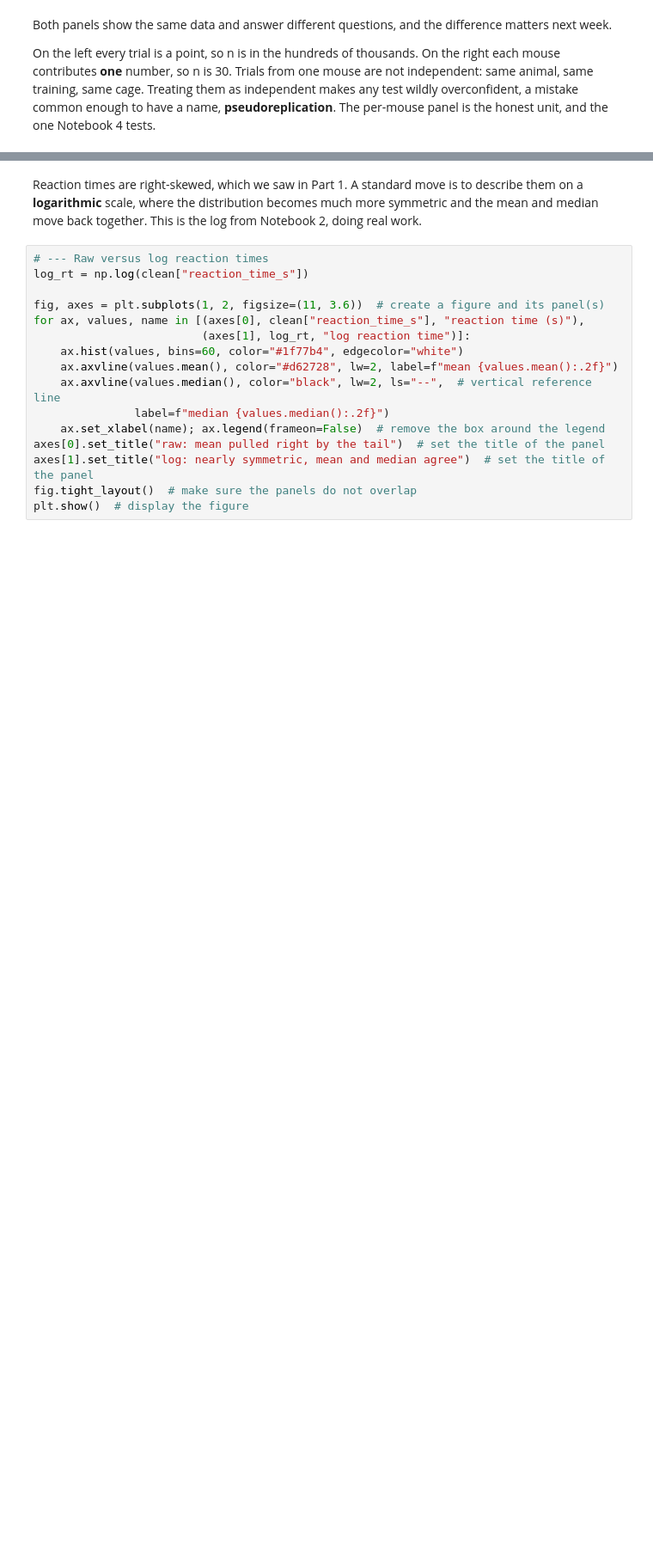
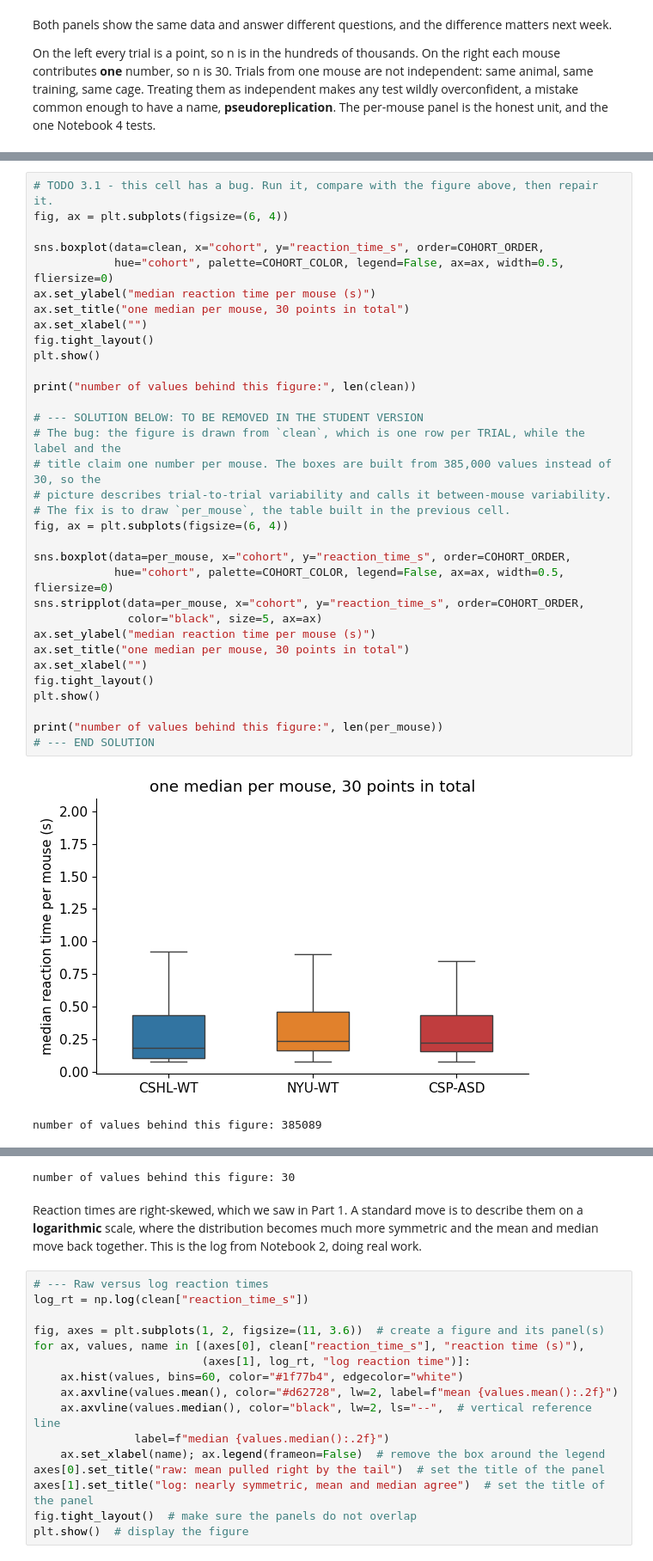
Before and after one commit to gmatteuc/QMN_course_2026, a Jupyter notebook: notebooks/03_probability_descriptive_TA.ipynb, the cells around one changed output, grey strips where cells are left out. Shown at 86% size. Saved outputs shown, nothing was run; the diff lists cells and outputs as text; blank space fills up the shorter version.

```diff
--- a/notebooks/03_probability_descriptive_TA.ipynb
+++ b/notebooks/03_probability_descriptive_TA.ipynb
@@ -1395,0 +1383,36 @@ unit, and the one Notebook 4 tests.
+# %%
+# TODO 3.1 - this cell has a bug. Run it, compare with the figure above, then repair it.
+fig, ax = plt.subplots(figsize=(6, 4))
+
+sns.boxplot(data=clean, x="cohort", y="reaction_time_s", order=COHORT_ORDER,
+            hue="cohort", palette=COHORT_COLOR, legend=False, ax=ax, width=0.5, fliersize=0)
+ax.set_ylabel("median reaction time per mouse (s)")
+ax.set_title("one median per mouse, 30 points in total")
+ax.set_xlabel("")
+fig.tight_layout()
+plt.show()
+
+print("number of values behind this figure:", len(clean))
+
+# --- SOLUTION BELOW: TO BE REMOVED IN THE STUDENT VERSION
+# The bug: the figure is drawn from `clean`, which is one row per TRIAL, while the label and the
+# title claim one number per mouse. The boxes are built from 385,000 values instead of 30, so the
+# picture describes trial-to-trial variability and calls it between-mouse variability.
+# The fix is to draw `per_mouse`, the table built in the previous cell.
+fig, ax = plt.subplots(figsize=(6, 4))
+
+sns.boxplot(data=per_mouse, x="cohort", y="reaction_time_s", order=COHORT_ORDER,
+            hue="cohort", palette=COHORT_COLOR, legend=False, ax=ax, width=0.5, fliersize=0)
+sns.stripplot(data=per_mouse, x="cohort", y="reaction_time_s", order=COHORT_ORDER,
+              color="black", size=5, ax=ax)
+ax.set_ylabel("median reaction time per mouse (s)")
+ax.set_title("one median per mouse, 30 points in total")
+ax.set_xlabel("")
+fig.tight_layout()
+plt.show()
+
+print("number of values behind this figure:", len(per_mouse))
+# --- END SOLUTION
+# %% [output]
+[figure, added]
+number of values behind this figure: 385089
@@ -1396,3 +1420,4 @@ unit, and the one Notebook 4 tests.
+number of values behind this figure: 30
 # %% [markdown]
 Reaction times are right-skewed, which we saw in Part 1. A standard move is to describe them on
 a **logarithmic** scale, where the distribution becomes much more symmetric and the mean and
```
Also changed, not shown: parts of 18 cells of this notebook, 2 other files.
